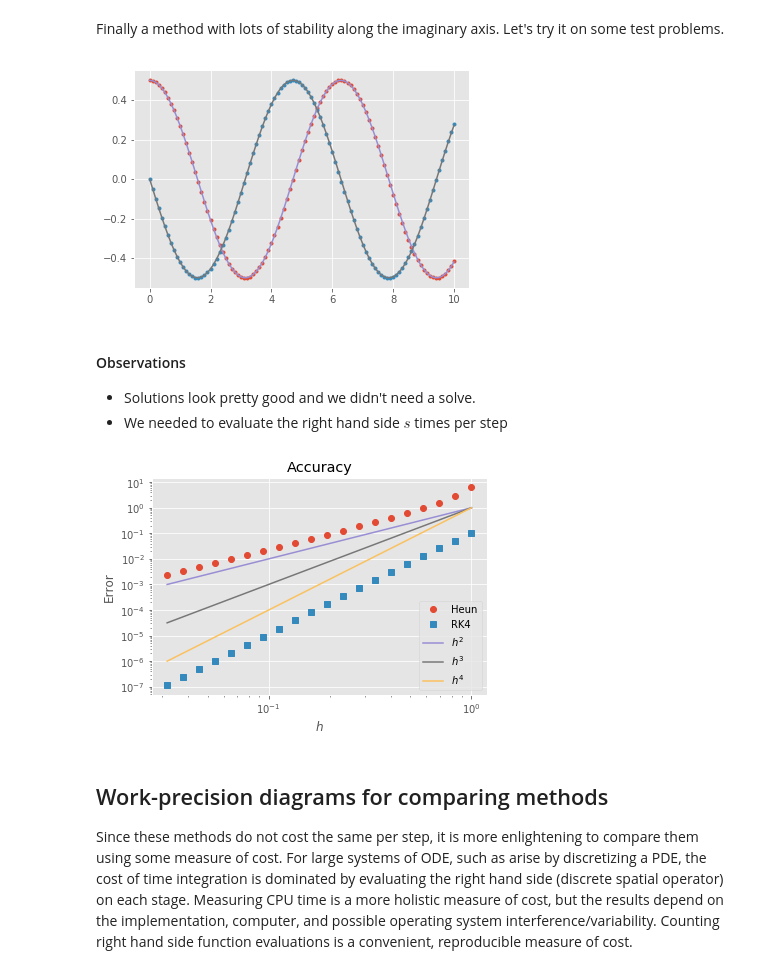
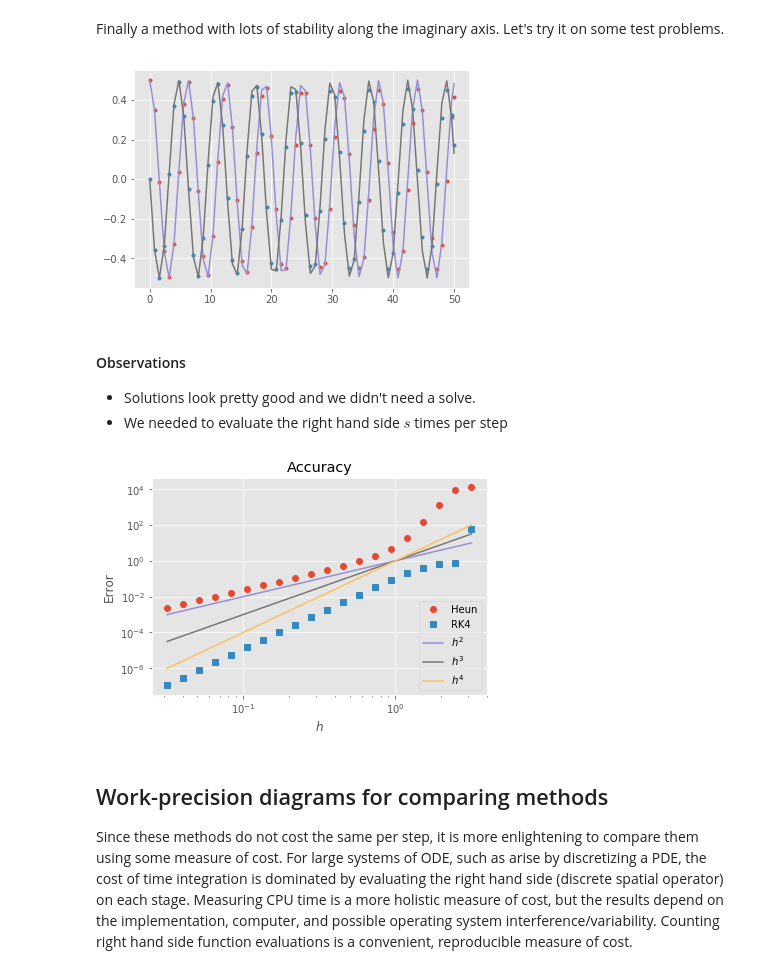
Before and after one commit to cu-numpde/numpde-fall2017, a Jupyter notebook: FDTransient.ipynb, the cells around one changed output. Drawn from its saved outputs; the diff is of its cells as text; code cells hidden in the pictures.

```diff
--- a/FDTransient.ipynb
+++ b/FDTransient.ipynb
@@ -830,35 +830,35 @@ def ode_rkexplicit(f, u0, butcher=None, tfinal=1, h=.1):
         A, b = butcher
     c = numpy.sum(A, axis=1)
     s = len(c)
     u = u0.copy()
     t = 0
     hist = [(t,u0)]
     while t < tfinal:
         if tfinal - t < 1.01*h:
             h = tfinal - t
             tnext = tfinal
         else:
             tnext = t + h
         h = min(h, tfinal - t)
         fY = numpy.zeros((len(u0), s))
         for i in range(s):
             Yi = u.copy()
             for j in range(i):
                 Yi += h * A[i,j] * fY[:,j]
             fY[:,i] = f(t + h*c[i], Yi)
         u += h * fY.dot(b)
         t = tnext
         hist.append((t, u.copy()))
     return hist
 
 test = linear(numpy.array([[0, 1],[-1, 0]]))
 u0 = numpy.array([.5, 0])
-hist = ode_rkexplicit(test.f, u0, rk_butcher_heun(), tfinal=10, h=.1)
+hist = ode_rkexplicit(test.f, u0, rk_butcher_4(), tfinal=50, h=.8)
 times = [t for t,u in hist]
 pyplot.plot(times, [u for t,u in hist], '.')
 pyplot.plot(times, test.u(times, u0));
 # %% [output]
-[figure, old version]
+[figure, new version]
 # %% [markdown]
 #### Observations
 * Solutions look pretty good and we didn't need a solve.
@@ -870,7 +870,7 @@ def mms_error(h, rk_butcher):
     u = numpy.array([u for t,u in hist])
     return numpy.linalg.norm(u - test.u(times, u0), numpy.inf)
 
-hs = numpy.logspace(-1.5, 0, 20)
+hs = numpy.logspace(-1.5, .5, 20)
 error_heun = [mms_error(h, rk_butcher_heun) for h in hs]
 error_rk4 = [mms_error(h, rk_butcher_4) for h in hs]
 pyplot.loglog(hs, error_heun, 'o', label='Heun')
@@ -882,7 +882,7 @@ pyplot.legend(loc='lower right')
 pyplot.ylabel('Error')
 pyplot.xlabel('$h$');
 # %% [output]
-[figure, old version]
+[figure, new version]
 # %% [markdown]
 ## Work-precision diagrams for comparing methods
 
```
Also changed, not shown: parts of 11 cells of this notebook.
